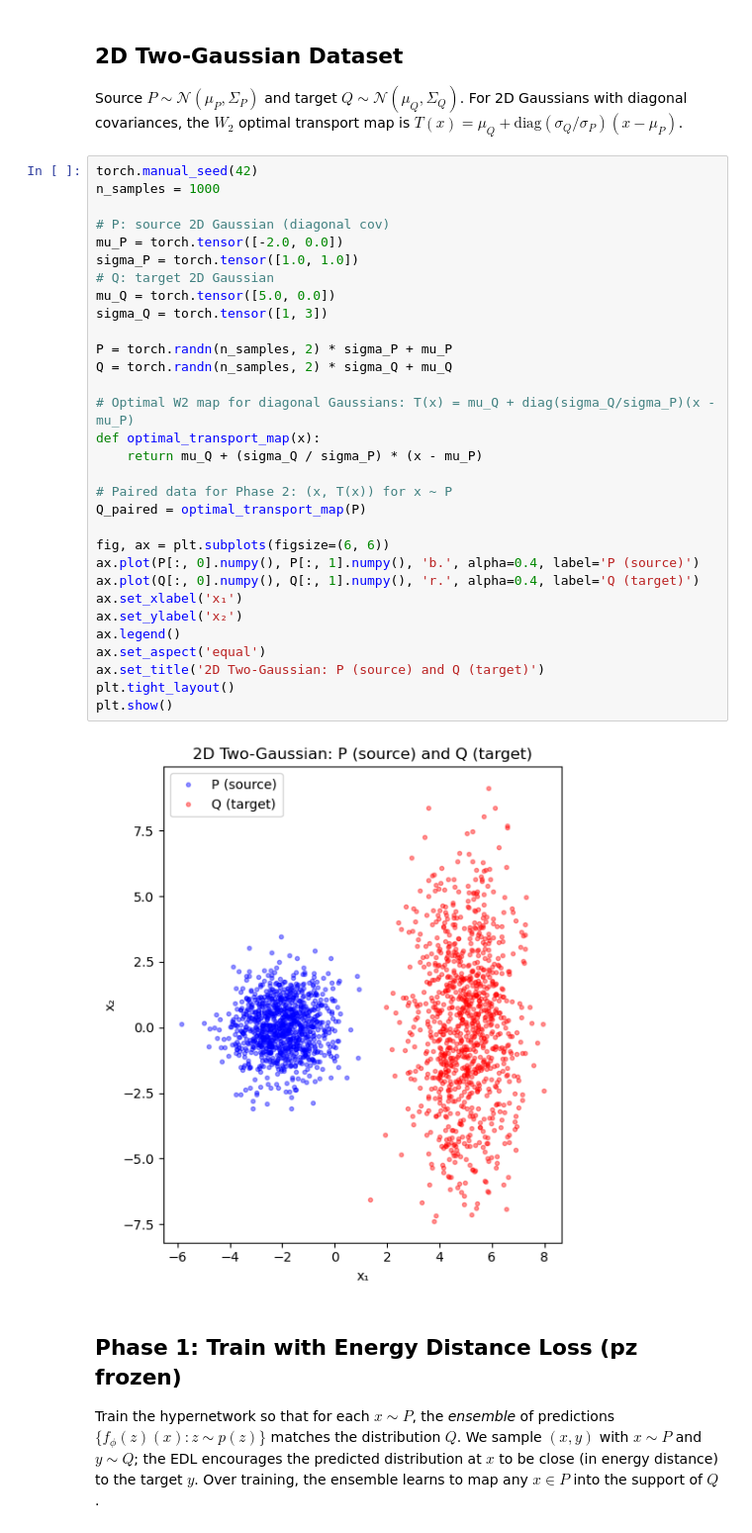
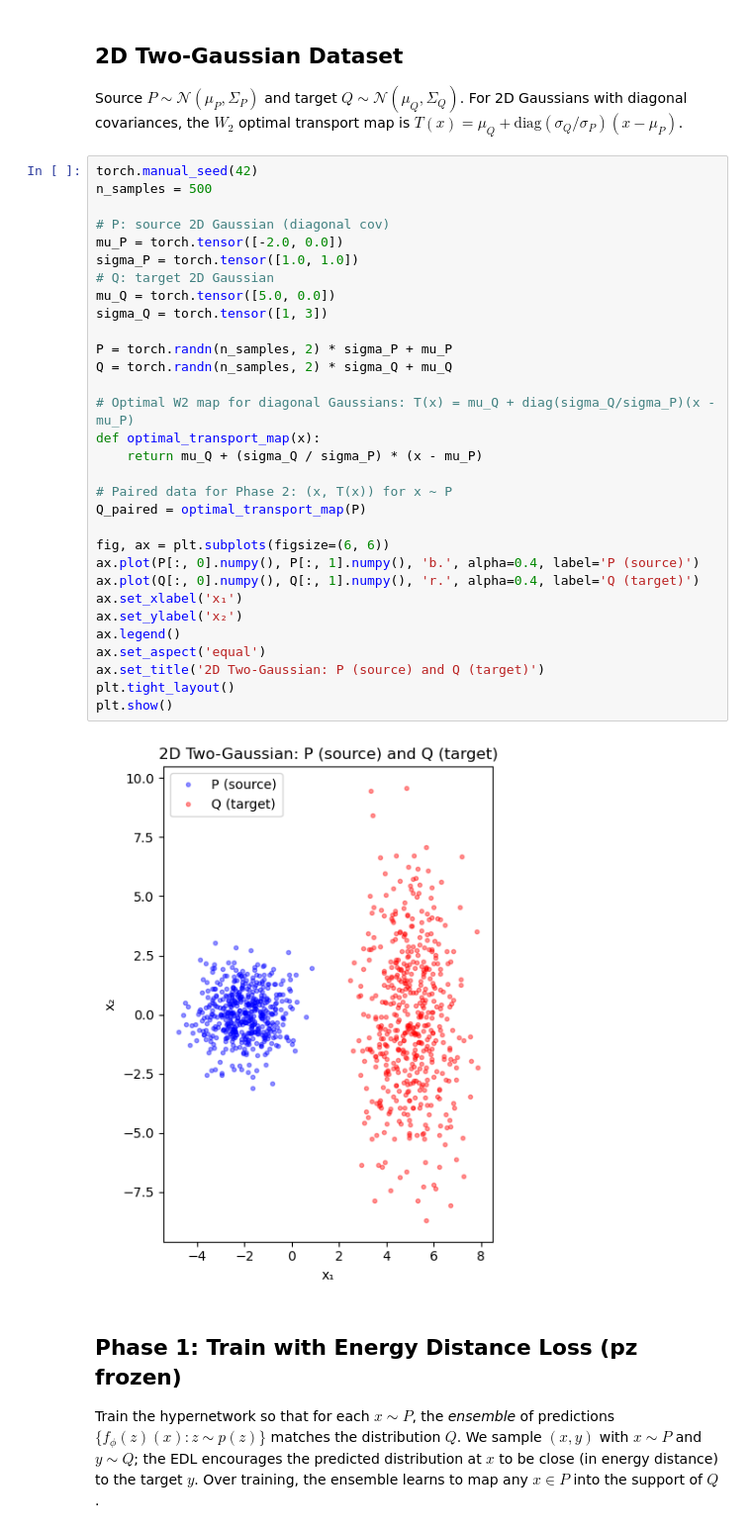
Before and after one commit to nathanieljevans/hypernet, a Jupyter notebook: notebooks/05_OPTIMAL_TRANSPORT.ipynb, the cells around one changed output. Shown at 99% size. Drawn from its saved outputs; the diff is of its cells as text.

```diff
--- a/notebooks/05_OPTIMAL_TRANSPORT.ipynb
+++ b/notebooks/05_OPTIMAL_TRANSPORT.ipynb
@@ -38,37 +37,37 @@ Using cuda
 Source $P \sim \mathcal{N}(\mu_P, \Sigma_P)$ and target $Q \sim \mathcal{N}(\mu_Q, \Sigma_Q)$. For 2D Gaussians with diagonal covariances, the $W_2$ optimal transport map is $T(x) = \mu_Q + \text{diag}(\sigma_Q / \sigma_P)(x - \mu_P)$.
 # %%
 torch.manual_seed(42)
-n_samples = 1000
+n_samples = 500
 
 # P: source 2D Gaussian (diagonal cov)
 mu_P = torch.tensor([-2.0, 0.0])
 sigma_P = torch.tensor([1.0, 1.0])
 # Q: target 2D Gaussian
 mu_Q = torch.tensor([5.0, 0.0])
 sigma_Q = torch.tensor([1, 3])
 
 P = torch.randn(n_samples, 2) * sigma_P + mu_P
 Q = torch.randn(n_samples, 2) * sigma_Q + mu_Q
 
 # Optimal W2 map for diagonal Gaussians: T(x) = mu_Q + diag(sigma_Q/sigma_P)(x - mu_P)
 def optimal_transport_map(x):
     return mu_Q + (sigma_Q / sigma_P) * (x - mu_P)
 
 # Paired data for Phase 2: (x, T(x)) for x ~ P
 Q_paired = optimal_transport_map(P)
 
 fig, ax = plt.subplots(figsize=(6, 6))
 ax.plot(P[:, 0].numpy(), P[:, 1].numpy(), 'b.', alpha=0.4, label='P (source)')
 ax.plot(Q[:, 0].numpy(), Q[:, 1].numpy(), 'r.', alpha=0.4, label='Q (target)')
 ax.set_xlabel('x₁')
 ax.set_ylabel('x₂')
 ax.legend()
 ax.set_aspect('equal')
 ax.set_title('2D Two-Gaussian: P (source) and Q (target)')
 plt.tight_layout()
 plt.show()
 # %% [output]
-[figure, old version]
+[figure, new version]
 # %% [markdown]
 ## Phase 1: Train with Energy Distance Loss (pz frozen)
 
```
Also changed, not shown: parts of 13 cells of this notebook.
